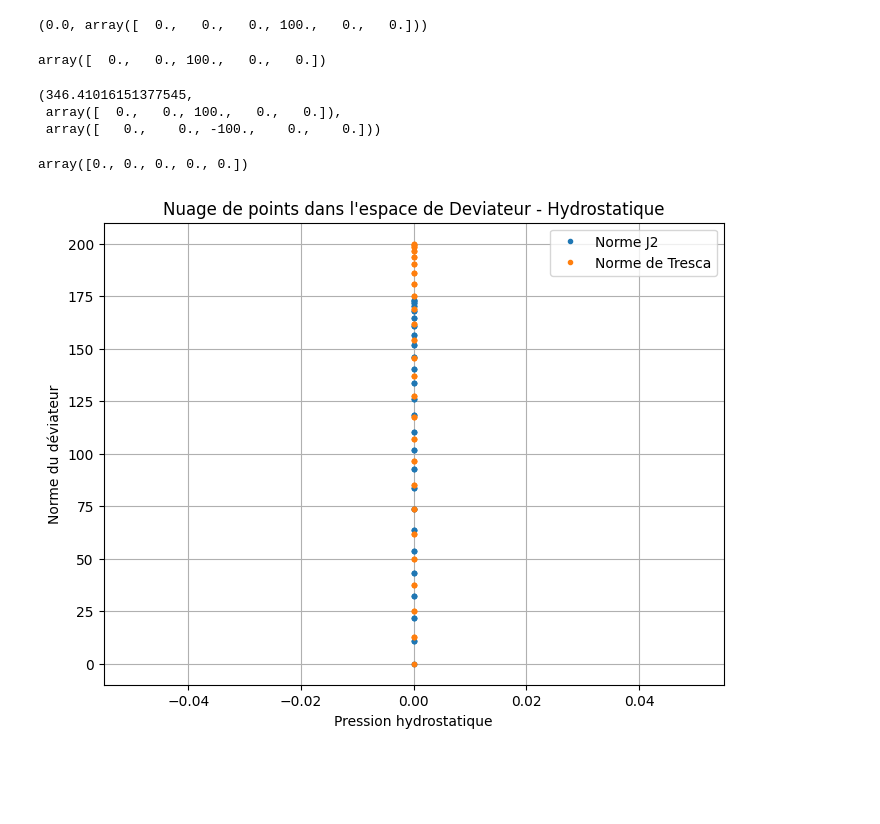
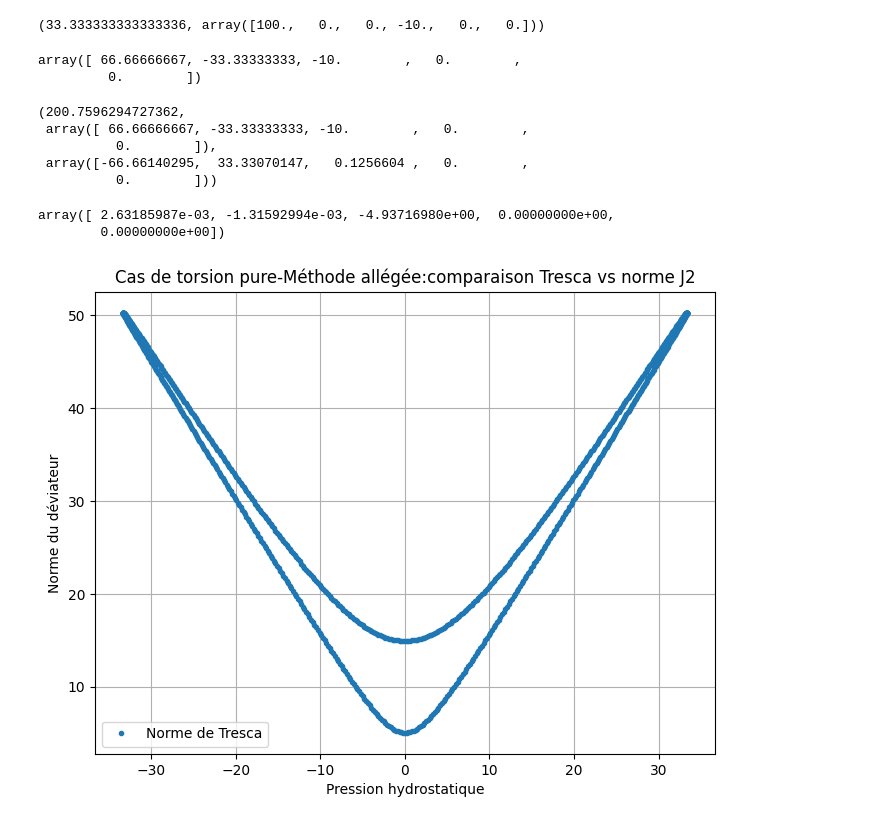
Before and after one commit to tiffank1802/DangVan, a Jupyter notebook: old/app.ipynb, the cells around one changed output. Cells and saved outputs as stored; diff of their text form; code cells hidden in the pictures; blank space fills up the shorter version.

```diff
--- a/old/app.ipynb
+++ b/old/app.ipynb
@@ -49,41 +52,46 @@ dv.traceNuage(points2)
 # %%
-matTens=dv.load_tens_from_csv('./datas/tensors_torsion.csv')
+matTens=dv.load_tens_from_csv('./datas/tensor_multiaxiale.csv')
 matDev=dev.CalculMatDev(matTens)
 # %%
 dv.hydro(matTens[0]),matTens[0]
 # %% [output]
-(0.0, array([  0.,   0.,   0., 100.,   0.,   0.]))
+(33.333333333333336, array([100.,   0.,   0., -10.,   0.,   0.]))
 # %%
 dev.deviateur(matTens[0])
 # %% [output]
-array([  0.,   0., 100.,   0.,   0.])
+array([ 66.66666667, -33.33333333, -10.        ,   0.        ,
+         0.        ])
 # %%
 dev.diametre(matTens)
 # %% [output]
-(346.41016151377545,
- array([  0.,   0., 100.,   0.,   0.]),
- array([   0.,    0., -100.,    0.,    0.]))
+(200.7596294727362,
+ array([ 66.66666667, -33.33333333, -10.        ,   0.        ,
+          0.        ]),
+ array([-66.66140295,  33.33070147,   0.1256604 ,   0.        ,
+          0.        ]))
 # %%
 Rec,centre=dev.recentre(matTens)
 pointsJ2=np.array([dev.normeJ2(Rec[i]) for i in range(Rec.shape[0])]).T
 pointsTresca=np.array([dev.normeTresca(Rec[i]) for i in range(Rec.shape[0])]).T
+pointsTresca*=.5
 # points3= np.vstack((points3, dv.hydro(Rec)))
 
 points4=np.array([dv.hydro(matTens[i]) for i in range(matTens.shape[0])]).T
 # %%
 centre
 # %% [output]
-array([0., 0., 0., 0., 0.])
+array([ 2.63185987e-03, -1.31592994e-03, -4.93716980e+00,  0.00000000e+00,
+        0.00000000e+00])
 # %%
 plt.figure(figsize=(8,6))
-plt.plot(points4, pointsJ2,'.',label="Norme J2")
+# plt.plot(points4, pointsJ2,'.',label="Norme J2")
 plt.plot(points4, pointsTresca,'.',label="Norme de Tresca")
 plt.legend()
 plt.ylabel("Norme du déviateur")
 plt.xlabel("Pression hydrostatique")
-plt.title("Nuage de points dans l'espace de Deviateur - Hydrostatique")
+plt.title("Cas de torsion pure-Méthode allégée:comparaison Tresca vs norme J2")
 plt.grid()
 plt.show()
 # %% [output]
-[figure, old version]
+[figure, new version]
 # %%
```
Also changed, not shown: parts of 10 cells of this notebook, 8 other files.
